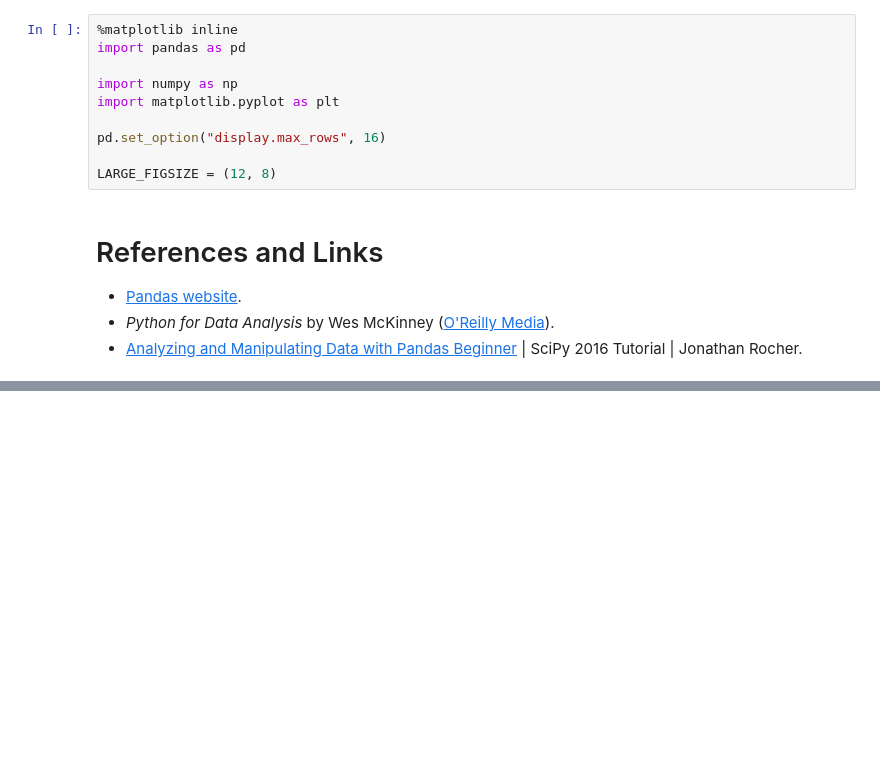
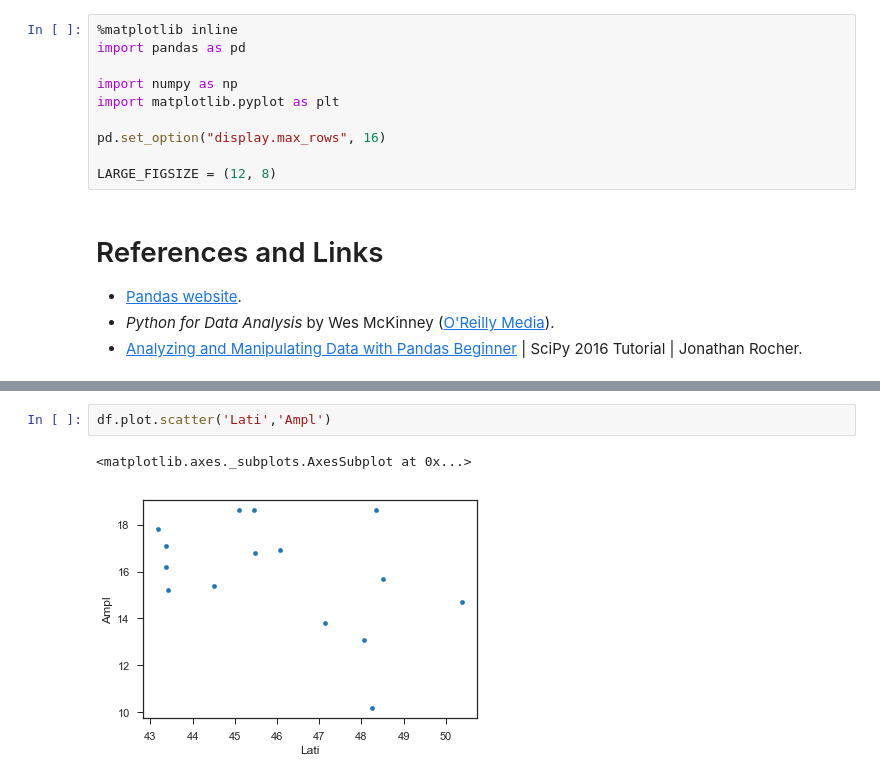
Before and after one commit to pnavaro/math-python, a Jupyter notebook: 14.Pandas.ipynb, the cells around one changed output, grey strips where cells are left out. Cells and saved outputs as stored; diff of their text form; blank space fills up the shorter version.

```diff
--- a/14.Pandas.ipynb
+++ b/14.Pandas.ipynb
@@ -65,0 +83,5 @@ axes.plot(df["Ampl"], color="blue", stroke_width=2);
+# %%
+df.plot.scatter('Lati','Ampl')
+# %% [output]
+<matplotlib.axes._subplots.AxesSubplot at 0x...>
+[figure, added]
```
Also changed, not shown: parts of 4 cells of this notebook, 3 other files.
